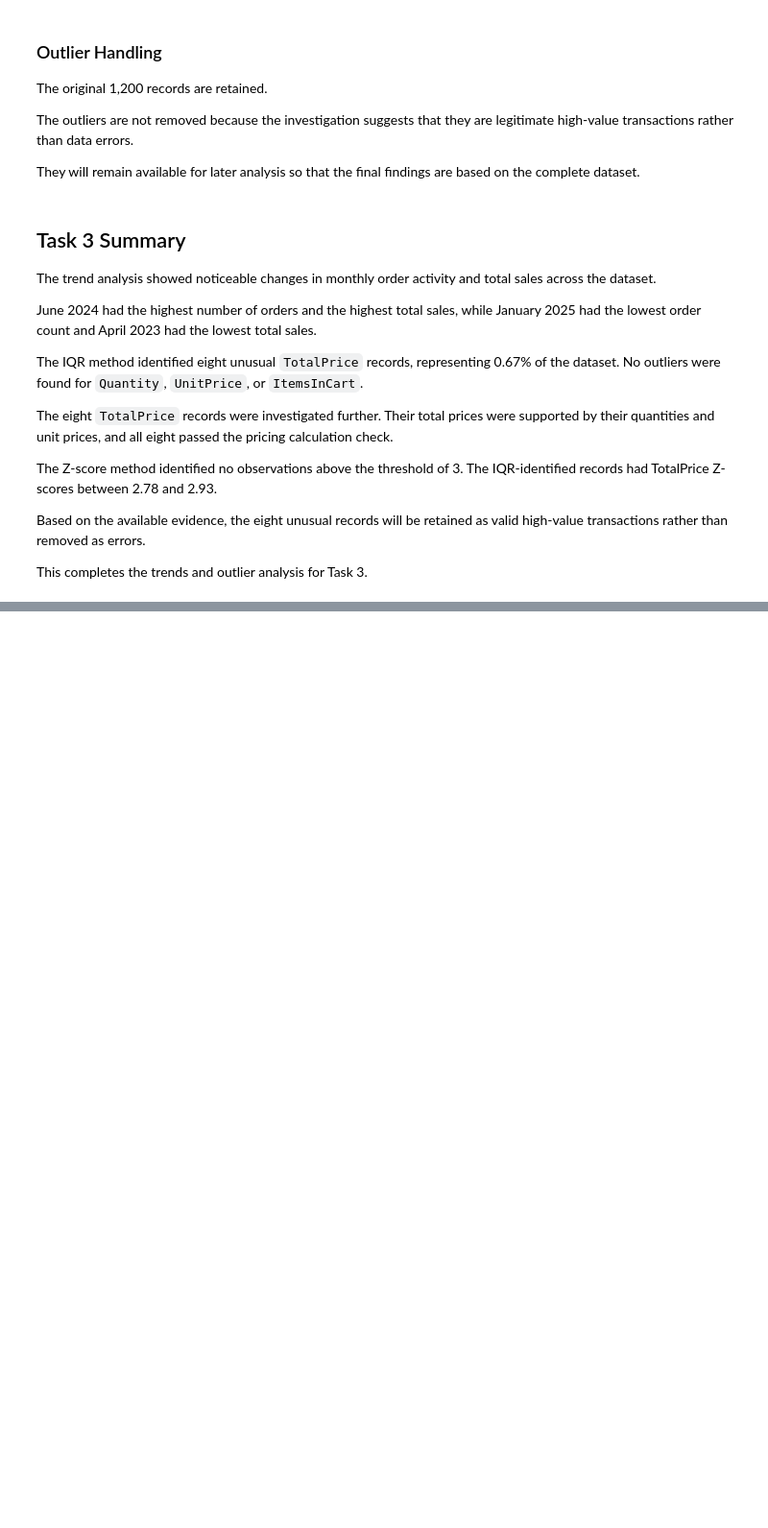
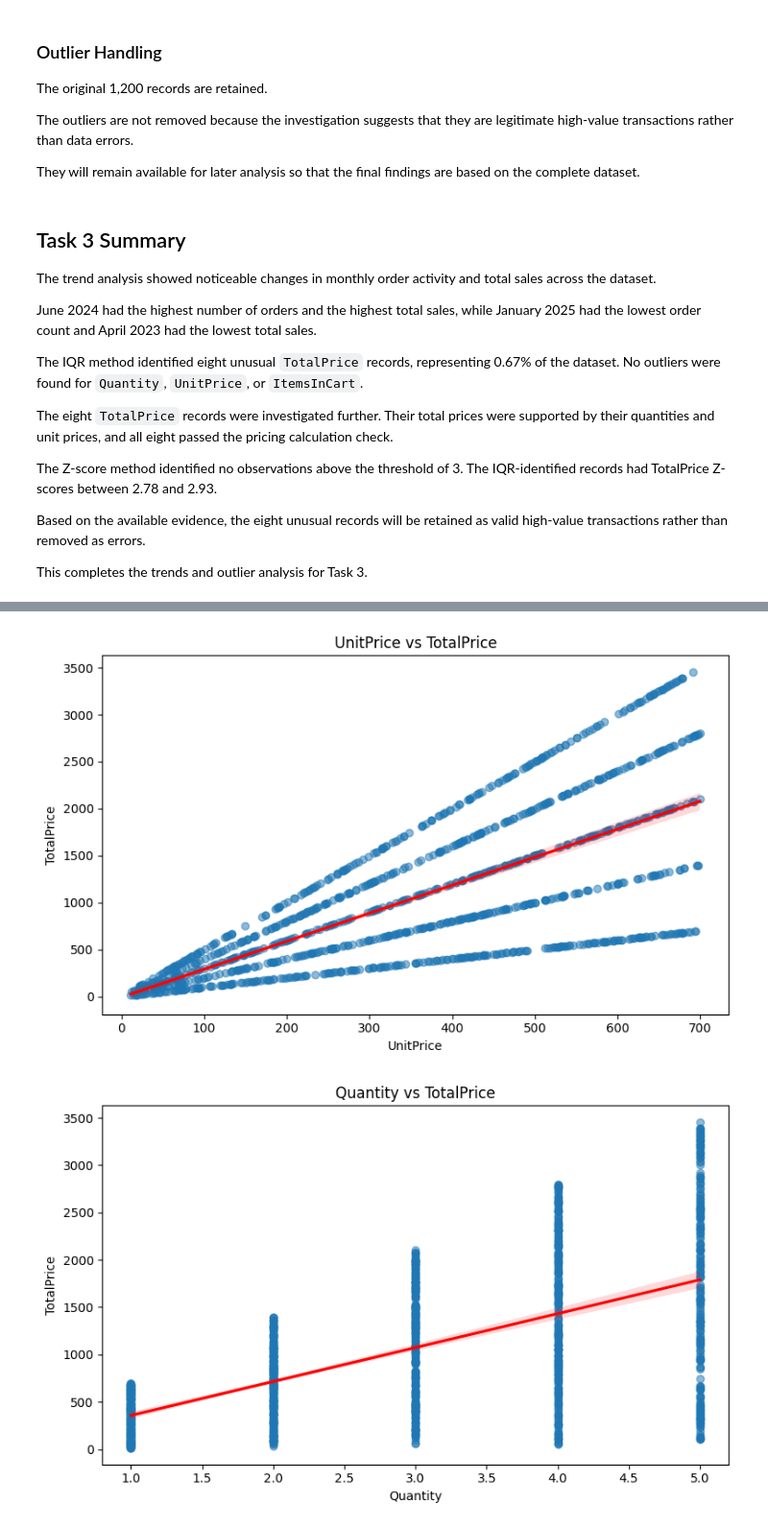
Before and after one commit to francisparwez/exploratory-data-analysis, a Jupyter notebook: notebooks/exploratory_data_analysis.ipynb, the cells around one changed output, grey strips where cells are left out. Shown at 96% size. Cells and saved outputs as stored; diff of their text form; code cells hidden in the pictures; blank space fills up the shorter version.

```diff
--- a/notebooks/exploratory_data_analysis.ipynb
+++ b/notebooks/exploratory_data_analysis.ipynb
@@ -1578,0 +1781,34 @@ This completes the trends and outlier analysis for Task 3.
+# %%
+# Relationships to examine more closely
+scatter_pairs = [
+    ("UnitPrice", "TotalPrice"),
+    ("Quantity", "TotalPrice"),
+    ("ItemsInCart", "TotalPrice")
+]
+
+for i, (x_column, y_column) in enumerate(scatter_pairs, start=12):
+    plt.figure(figsize=(8, 5))
+
+    sns.regplot(
+        data=correlation_df,
+        x=x_column,
+        y=y_column,
+        scatter_kws={"alpha": 0.5},
+        line_kws={"color": "red"}
+    )
+
+    plt.title(f"{x_column} vs {y_column}")
+    plt.xlabel(x_column)
+    plt.ylabel(y_column)
+    plt.tight_layout()
+
+    filename = (
+        f"../images/{i}_{x_column.lower()}_vs_"
+        f"{y_column.lower()}.png"
+    )
+
+    plt.savefig(filename, dpi=300, bbox_inches="tight")
+    plt.show()
+# %% [output]
+[figure, added]
+[figure, added]
```
Also changed, not shown: parts of 45 cells of this notebook, 7 other files.
